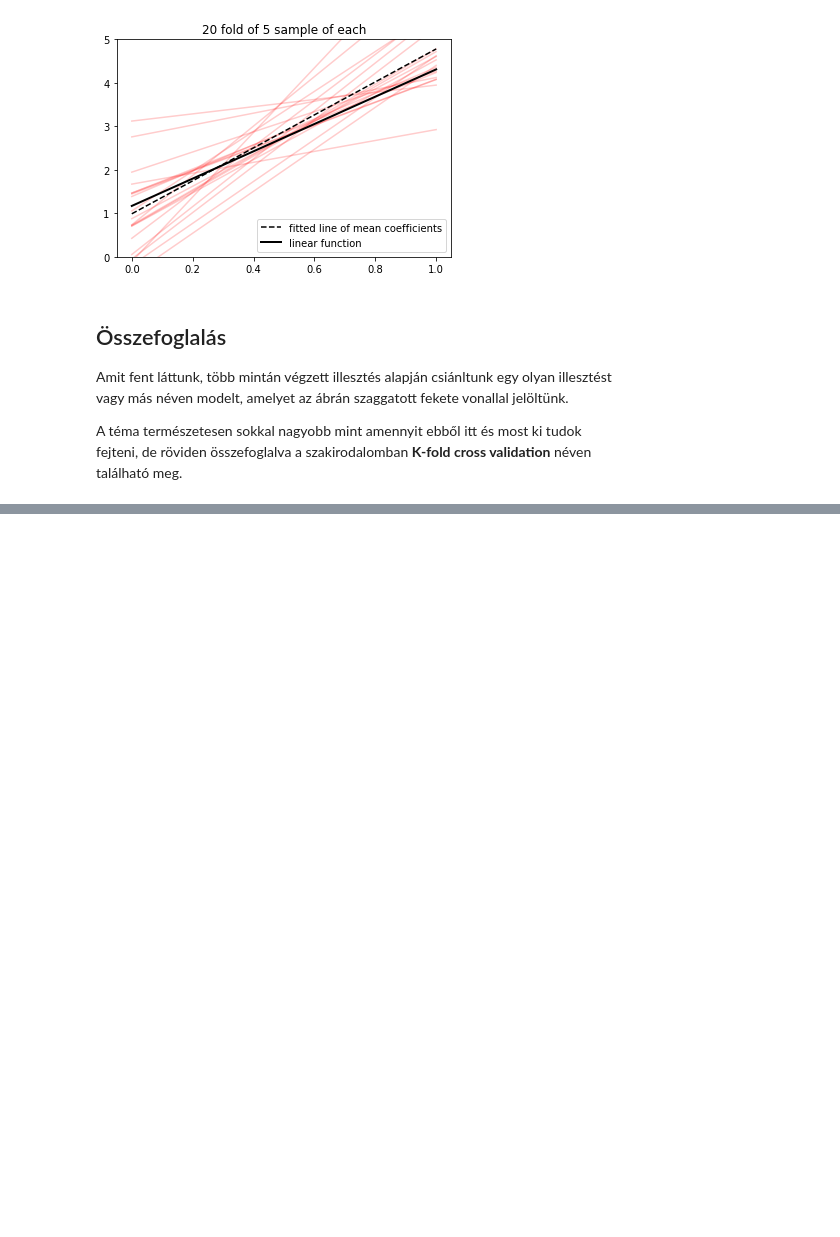
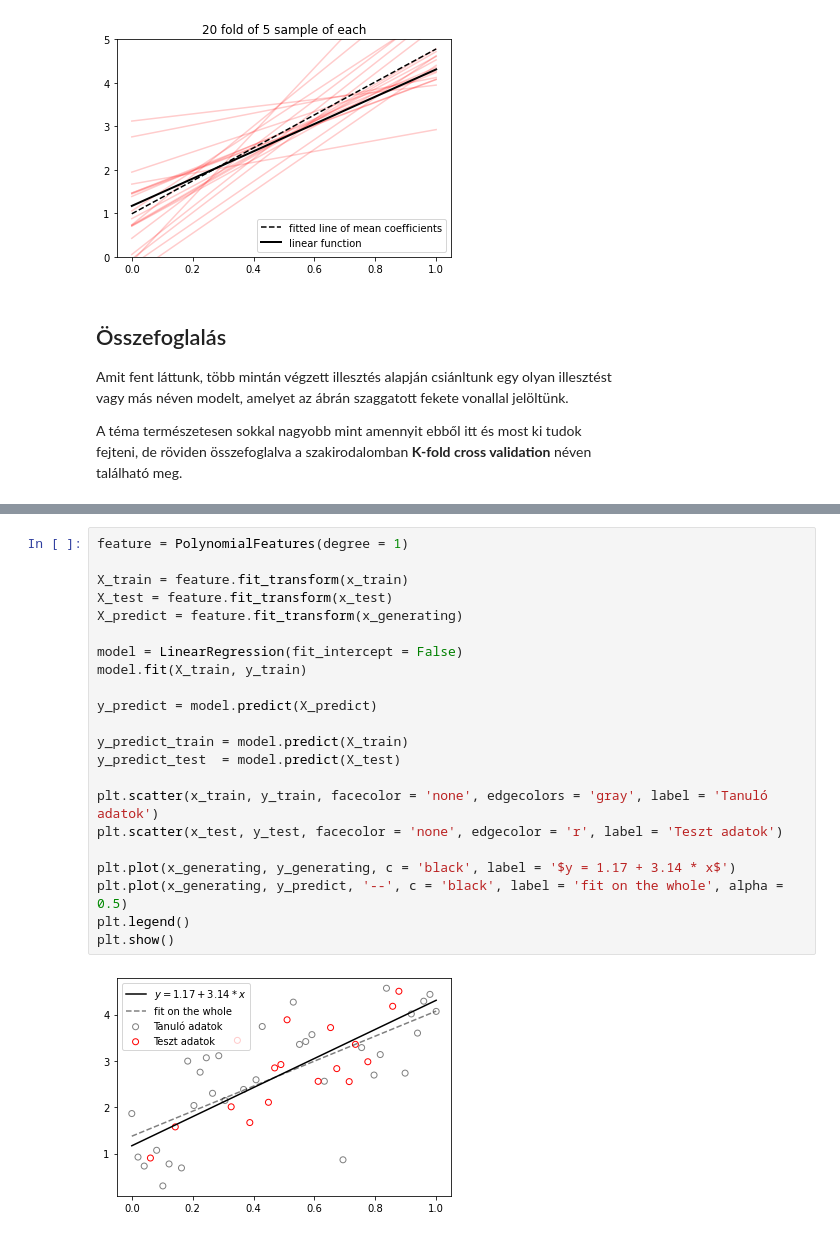
Before and after one commit to JoDeMiro/Statistics, a Jupyter notebook: Python_Statistics_03_Linear_Regression.ipynb, the cells around one changed output, grey strips where cells are left out. Drawn from its saved outputs; the diff is of its cells as text; blank space fills up the shorter version.

```diff
--- a/Python_Statistics_03_Linear_Regression.ipynb
+++ b/Python_Statistics_03_Linear_Regression.ipynb
@@ -550,0 +612,24 @@ található meg.
+# %%
+feature = PolynomialFeatures(degree = 1)
+
+X_train = feature.fit_transform(x_train)
+X_test = feature.fit_transform(x_test)
+X_predict = feature.fit_transform(x_generating)
+
+model = LinearRegression(fit_intercept = False)
+model.fit(X_train, y_train)
+
+y_predict = model.predict(X_predict)
+
+y_predict_train = model.predict(X_train)
+y_predict_test  = model.predict(X_test)
+
+plt.scatter(x_train, y_train, facecolor = 'none', edgecolors = 'gray', label = 'Tanuló adatok')
+plt.scatter(x_test, y_test, facecolor = 'none', edgecolor = 'r', label = 'Teszt adatok')
+
+plt.plot(x_generating, y_generating, c = 'black', label = '$y = 1.17 + 3.14 * x$')
+plt.plot(x_generating, y_predict, '--', c = 'black', label = 'fit on the whole', alpha = 0.5)
+plt.legend()
+plt.show()
+# %% [output]
+[figure, added]
```
Also changed, not shown: parts of 10 cells of this notebook.
